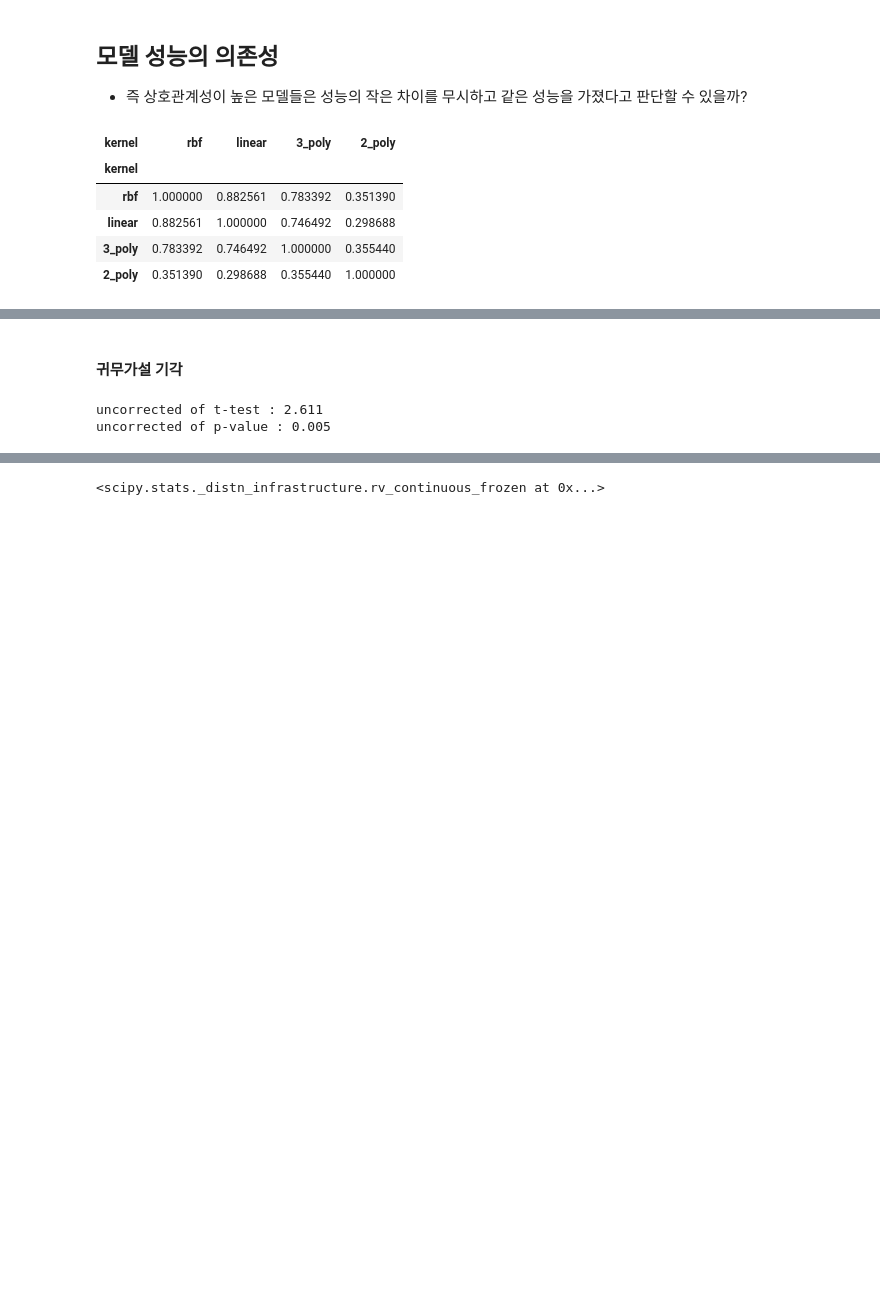
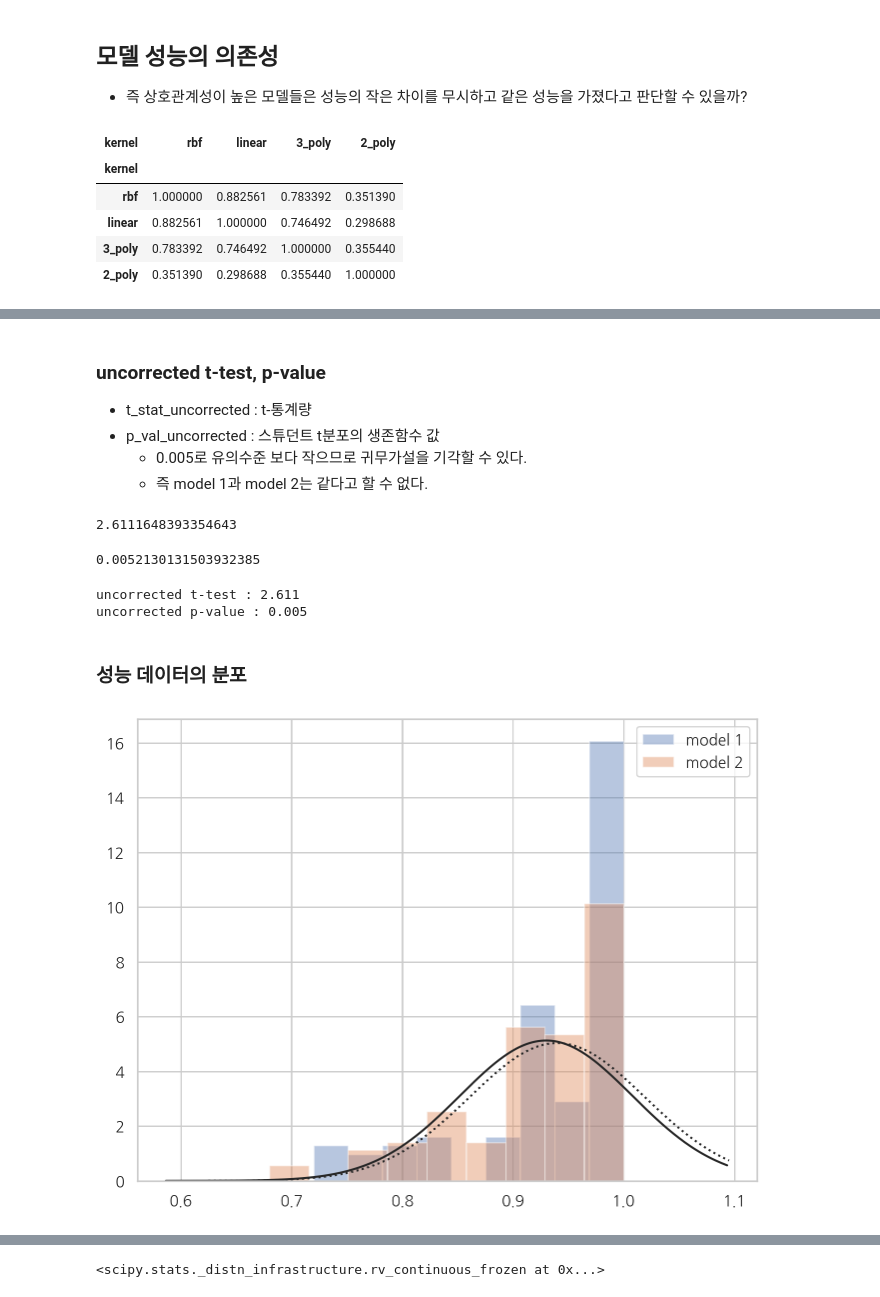
Before and after one commit to saint-hong/study-linear-regression, a Jupyter notebook: modeling/0902_model_optimization_evaluate_using_statics.ipynb, the cells around one changed output, grey strips where cells are left out. Cells and saved outputs as stored; diff of their text form; code cells hidden in the pictures; blank space fills up the shorter version.

```diff
--- a/modeling/0902_model_optimization_evaluate_using_statics.ipynb
+++ b/modeling/0902_model_optimization_evaluate_using_statics.ipynb
@@ -219,12 +360,35 @@ corrected of p-value : 0.227
 # %% [markdown]
-#### 귀무가설 기각
+### uncorrected t-test, p-value
+- t_stat_uncorrected : t-통계량
+- p_val_uncorrected : 스튜던트 t분포의 생존함수 값
+   - 0.005로 유의수준 보다 작으므로 귀무가설을 기각할 수 있다.
+   - 즉 model 1과 model 2는 같다고 할 수 없다.
+# %%
+t_stat_uncorrected = np.mean(differences) / np.sqrt(np.var(differences, ddof=1)/n)
+t_stat_uncorrected
+# %% [output]
+2.6111648393354643
+# %%
+p_val_uncorrected = t.sf(np.abs(t_stat_uncorrected), df)
+p_val_uncorrected
+# %% [output]
+0.0052130131503932385
 # %%
-uncorrected_t_test = np.mean(diff) / np.sqrt(np.var(diff, ddof=1)/n)
-uncorrected_p_value = t.sf(np.abs(uncorrected_t_test), df)
-
-print(f"uncorrected of t-test : {uncorrected_t_test:.3f}")
-print(f"uncorrected of p-value : {uncorrected_p_value:.3f}")
+print(f"uncorrected t-test : {t_stat_uncorrected:.3f}\nuncorrected p-value : {p_val_uncorrected:.3f}")
 # %% [output]
-uncorrected of t-test : 2.611
-uncorrected of p-value : 0.005
+uncorrected t-test : 2.611
+uncorrected p-value : 0.005
+# %% [markdown]
+### 성능 데이터의 분포
+# %%
+plt.figure(figsize=(8, 6))
+ax = sns.distplot(model_scores.iloc[0].values, kde=False, fit=sp.stats.norm,
+                  label="model 1")
+ax = sns.distplot(model_scores.iloc[1].values, kde=False, fit=sp.stats.norm,
+                  label="model 2")
+ax.lines[0].set_linestyle(":")
+plt.legend()
+plt.show() ;
+# %% [output]
+[figure, added]
 # %% [markdown]
```
Also changed, not shown: parts of 59 cells of this notebook, 1 other file.
